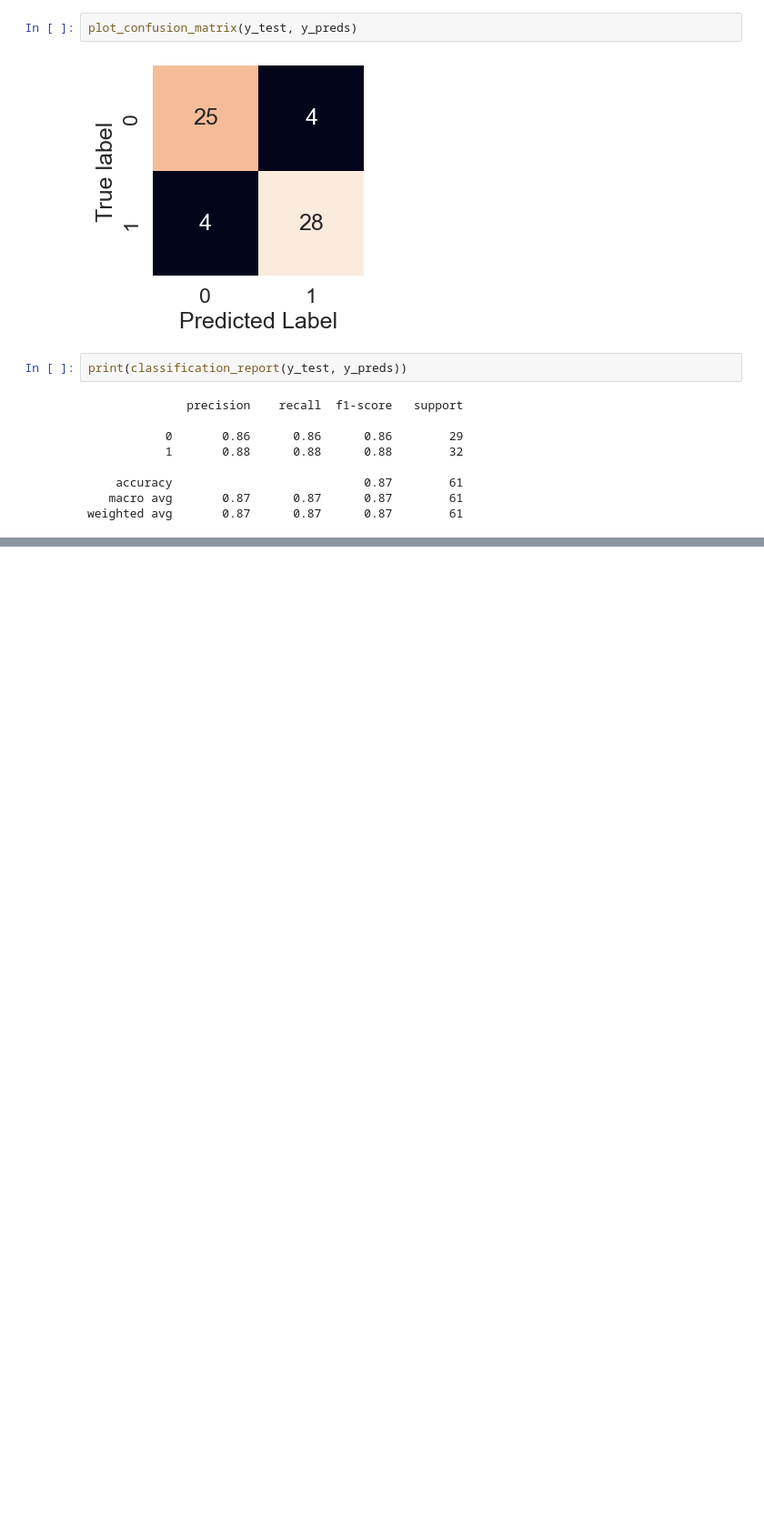
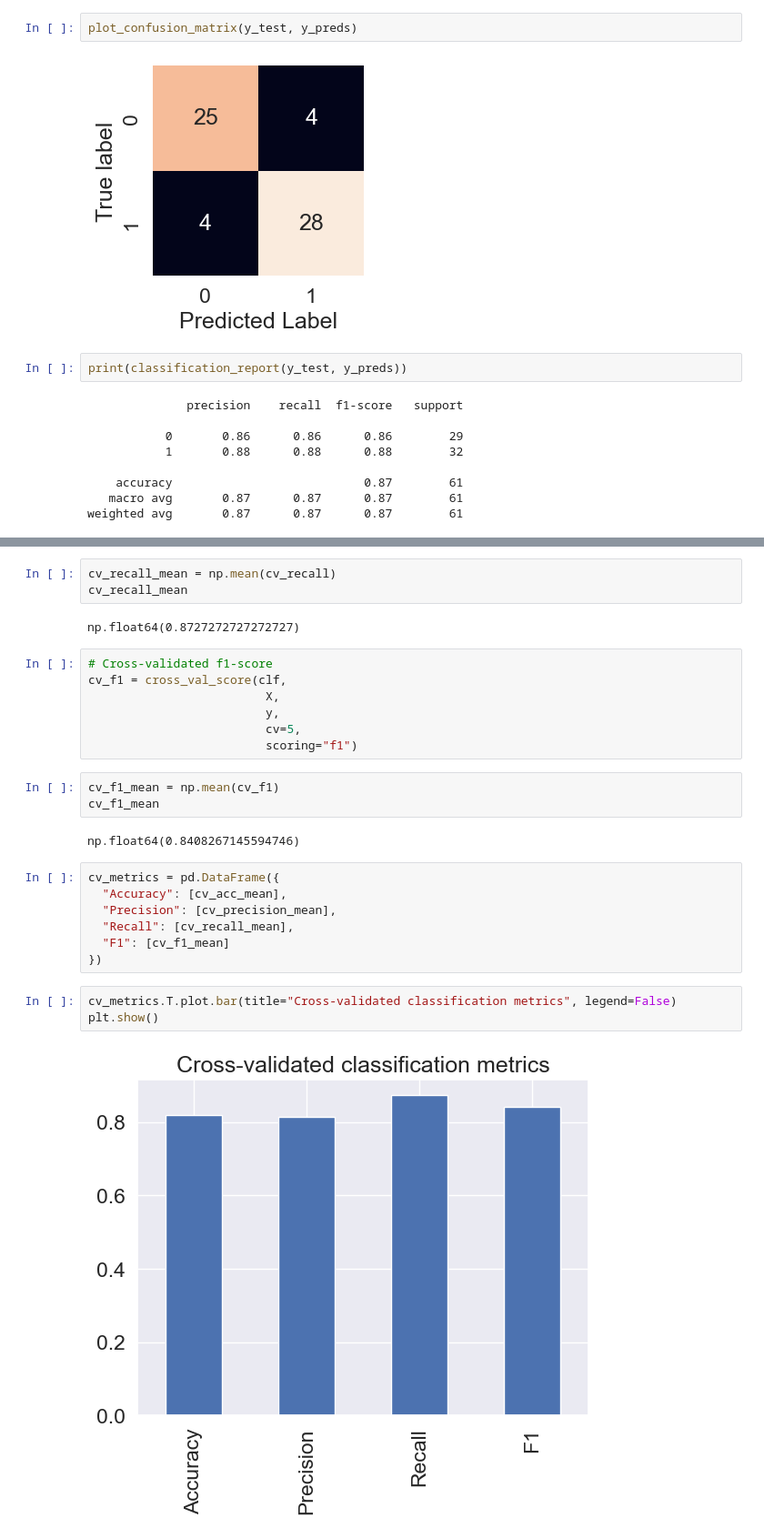
Before and after one commit to victorhwn7255/cardiovascular-risk-analysis-model, a Jupyter notebook: sklearn_classification_model.ipynb, the cells around one changed output, grey strips where cells are left out. Shown at 91% size. Drawn from its saved outputs; the diff is of its cells as text; blank space fills up the shorter version.

```diff
--- a/sklearn_classification_model.ipynb
+++ b/sklearn_classification_model.ipynb
@@ -429,0 +472,29 @@ weighted avg       0.87      0.87      0.87        61
+# %%
+cv_recall_mean = np.mean(cv_recall)
+cv_recall_mean
+# %% [output]
+np.float64(0.8727272727272727)
+# %%
+# Cross-validated f1-score
+cv_f1 = cross_val_score(clf,
+                         X,
+                         y,
+                         cv=5,
+                         scoring="f1")
+# %%
+cv_f1_mean = np.mean(cv_f1)
+cv_f1_mean
+# %% [output]
+np.float64(0.8408267145594746)
+# %%
+cv_metrics = pd.DataFrame({
+  "Accuracy": [cv_acc_mean],
+  "Precision": [cv_precision_mean],
+  "Recall": [cv_recall_mean],
+  "F1": [cv_f1_mean]
+})
+# %%
+cv_metrics.T.plot.bar(title="Cross-validated classification metrics", legend=False)
+plt.show()
+# %% [output]
+[figure, added]
```
Also changed, not shown: parts of 7 cells of this notebook.
